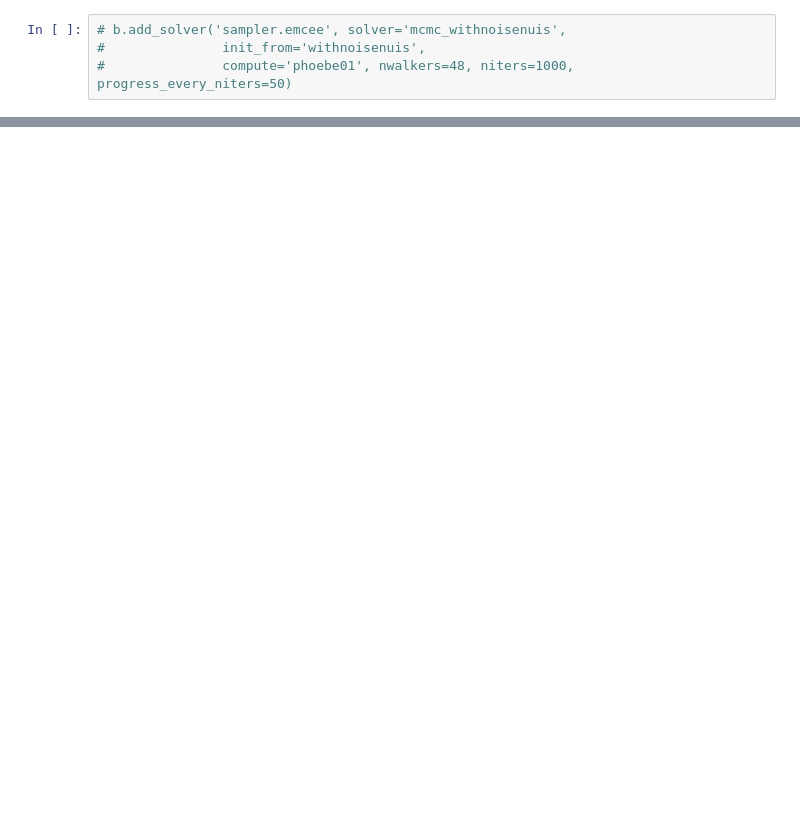
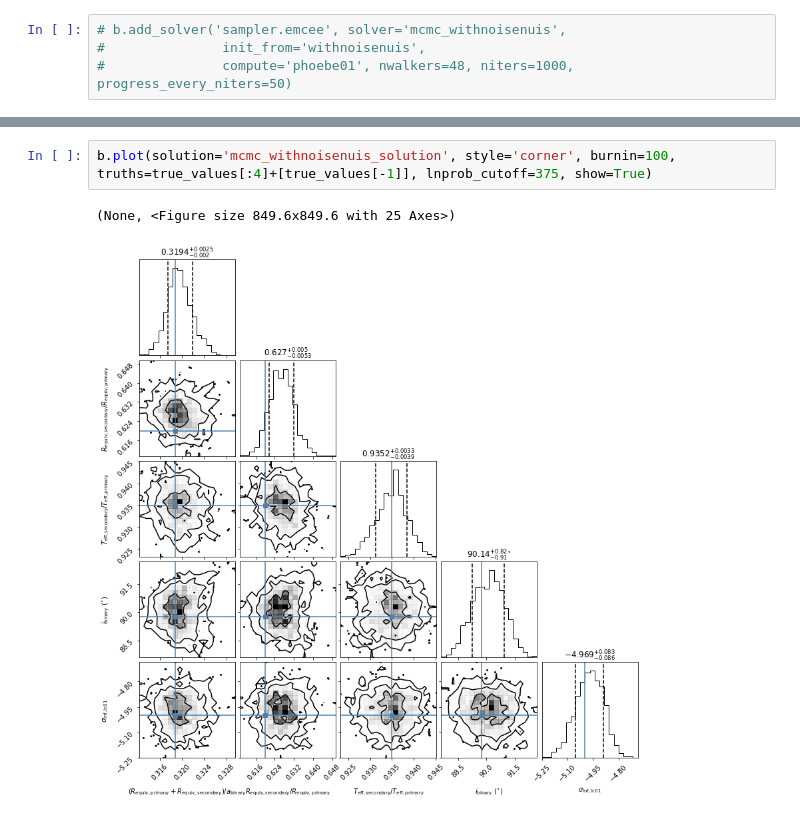
Before and after one commit to phoebe-project/phoebe2-workshop, a Jupyter notebook: 2021june/Tutorial_marginalization.ipynb, the cells around one changed output, grey strips where cells are left out. Cells and saved outputs as stored; diff of their text form; blank space fills up the shorter version.

```diff
--- a/2021june/Tutorial_marginalization.ipynb
+++ b/2021june/Tutorial_marginalization.ipynb
@@ -204,0 +219,5 @@ b.plot(solution='mcmc_withnoisenuis_solution', style='trace', burnin=0, show=Tru
+# %%
+b.plot(solution='mcmc_withnoisenuis_solution', style='corner', burnin=100, truths=true_values[:4]+[true_values[-1]], lnprob_cutoff=375, show=True)
+# %% [output]
+(None, <Figure size 849.6x849.6 with 25 Axes>)
+[figure, added]
```
Also changed, not shown: parts of 18 cells of this notebook, 3 other files.
